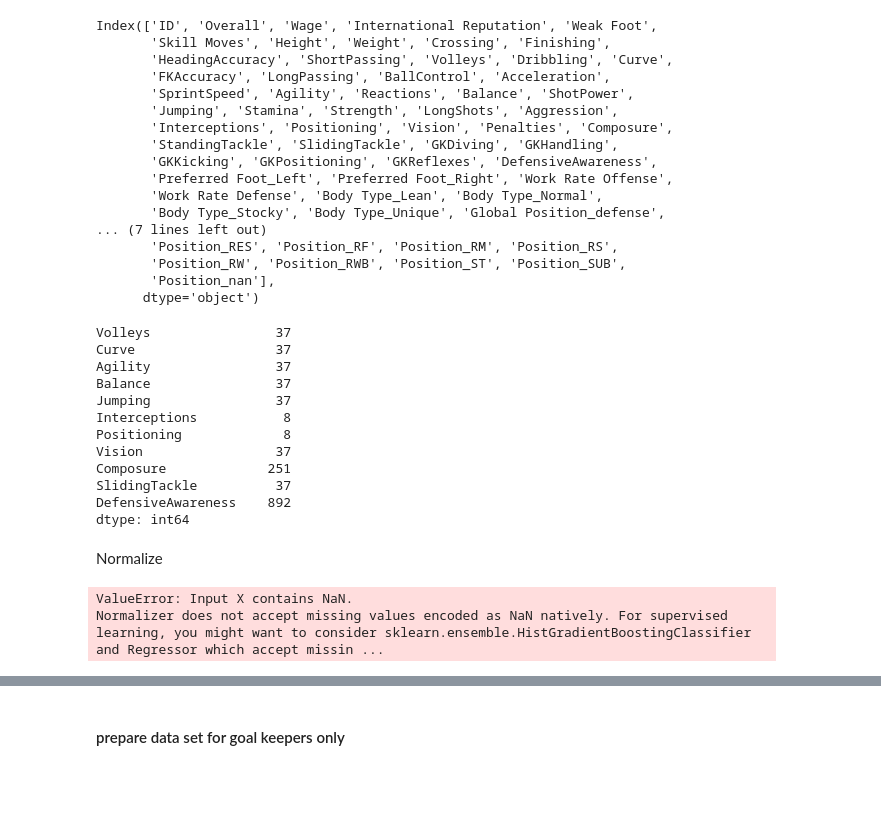
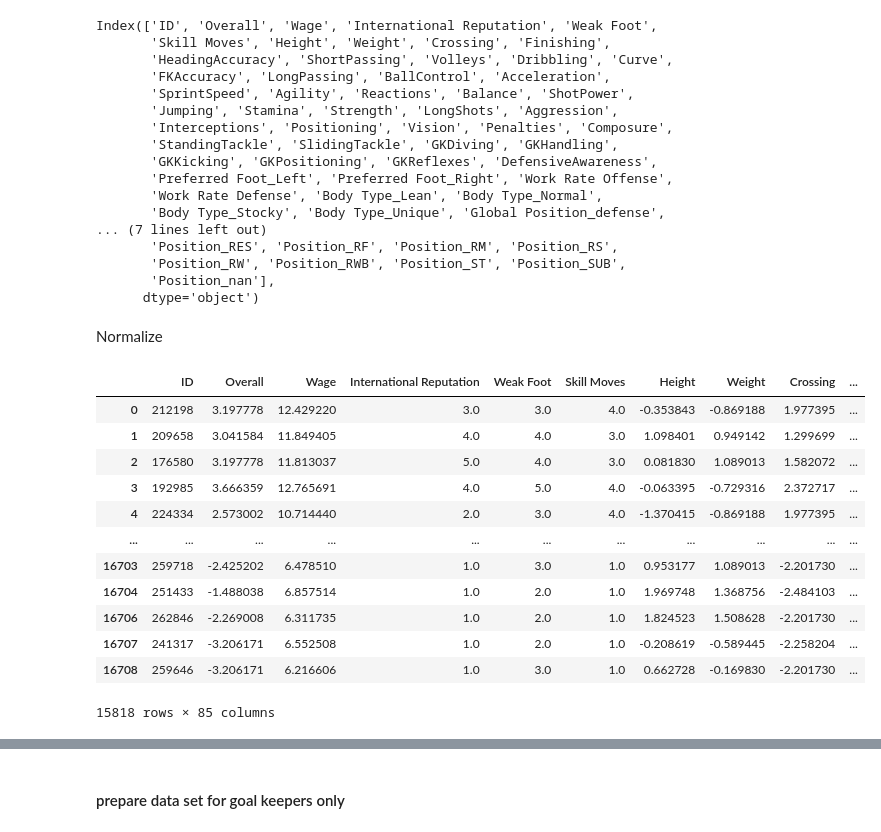
Before and after one commit to allorenz/football-player-similarity, a Jupyter notebook: src/preprocessing.ipynb, the cells around one changed output, grey strips where cells are left out. Drawn from its saved outputs; the diff is of its cells as text; code cells hidden in the pictures; blank space fills up the shorter version.

```diff
--- a/src/preprocessing.ipynb
+++ b/src/preprocessing.ipynb
@@ -176,46 +208,44 @@ Index(['ID', 'Overall', 'Wage', 'International Reputation', 'Weak Foot',
        'Position_RW', 'Position_RWB', 'Position_ST', 'Position_SUB',
        'Position_nan'],
       dtype='object')
-# %%
-missing_values_per_column = df_cleaned.isna().sum()
-columns_with_missing_values = missing_values_per_column[missing_values_per_column > 0]
-print(columns_with_missing_values)
-# %% [output]
-Volleys                37
-Curve                  37
-Agility                37
-Balance                37
-Jumping                37
-Interceptions           8
-Positioning             8
-Vision                 37
-Composure             251
-SlidingTackle          37
-DefensiveAwareness    892
-dtype: int64
 # %% [markdown]
 Normalize
 # %%
 df_normalized = df.copy()
 
-columns_to_normalize = ['Overall', 'Wage', 'Height', 'Weight', 'Crossing', 'Finishing',
+# apply log to wage
+df_normalized['Wage'] = np.log(df_normalized['Wage'].astype(int) + 1)
+
+
+# define columns to normalize
+columns_to_normalize = ['Overall', 'Height', 'Weight', 'Crossing', 'Finishing',
        'HeadingAccuracy', 'ShortPassing', 'Volleys', 'Dribbling', 'Curve',
        'FKAccuracy', 'LongPassing', 'BallControl', 'Acceleration',
        'SprintSpeed', 'Agility', 'Reactions', 'Balance', 'ShotPower',
        'Jumping', 'Stamina', 'Strength', 'LongShots', 'Aggression',
        'Interceptions', 'Positioning', 'Vision', 'Penalties', 'Composure',
        'StandingTackle', 'SlidingTackle', 'GKDiving', 'GKHandling',
        'GKKicking', 'GKPositioning', 'GKReflexes', 'DefensiveAwareness']
 
-# Assuming df contains the vectors in its columns
 
+# Standardize values
+scaler = StandardScaler()
 
-# Normalize the vectors using L2 normalization
-normalizer = Normalizer(norm='l2')
+df_normalized[columns_to_normalize] = scaler.fit_transform(df_cleaned[columns_to_normalize])
 
-df_normalized[columns_to_normalize] = normalizer.fit_transform(df_cleaned[columns_to_normalize])
-
-df_normalized
+df = df_normalized.copy()
+display(df)
 # %% [output]
+|  | ID | Overall | Wage | International Reputation | Weak Foot | Skill Moves | Height | Weight | Crossing | ... |
+| 0 | 212198 | 3.197778 | 12.429220 | 3.0 | 3.0 | 4.0 | -0.353843 | -0.869188 | 1.977395 | ... |
+| 1 | 209658 | 3.041584 | 11.849405 | 4.0 | 4.0 | 3.0 | 1.098401 | 0.949142 | 1.299699 | ... |
+| 2 | 176580 | 3.197778 | 11.813037 | 5.0 | 4.0 | 3.0 | 0.081830 | 1.089013 | 1.582072 | ... |
+| 3 | 192985 | 3.666359 | 12.765691 | 4.0 | 5.0 | 4.0 | -0.063395 | -0.729316 | 2.372717 | ... |
+| 4 | 224334 | 2.573002 | 10.714440 | 2.0 | 3.0 | 4.0 | -1.370415 | -0.869188 | 1.977395 | ... |
+| ... | ... | ... | ... | ... | ... | ... | ... | ... | ... | ... |
+| 16703 | 259718 | -2.425202 | 6.478510 | 1.0 | 3.0 | 1.0 | 0.953177 | 1.089013 | -2.201730 | ... |
+| 16704 | 251433 | -1.488038 | 6.857514 | 1.0 | 2.0 | 1.0 | 1.969748 | 1.368756 | -2.484103 | ... |
+| 16706 | 262846 | -2.269008 | 6.311735 | 1.0 | 2.0 | 1.0 | 1.824523 | 1.508628 | -2.201730 | ... |
+| 16707 | 241317 | -3.206171 | 6.552508 | 1.0 | 2.0 | 1.0 | -0.208619 | -0.589445 | -2.258204 | ... |
+| 16708 | 259646 | -3.206171 | 6.216606 | 1.0 | 3.0 | 1.0 | 0.662728 | -0.169830 | -2.201730 | ... |
-ValueError: Input X contains NaN.
-Normalizer does not accept missing values encoded as NaN natively. For supervised learning, you might want to consider sklearn.ensemble.HistGradientBoostingClassifier and Regressor which accept missin ...
+15818 rows × 85 columns
```
Also changed, not shown: parts of 12 cells of this notebook, 2 other files.
